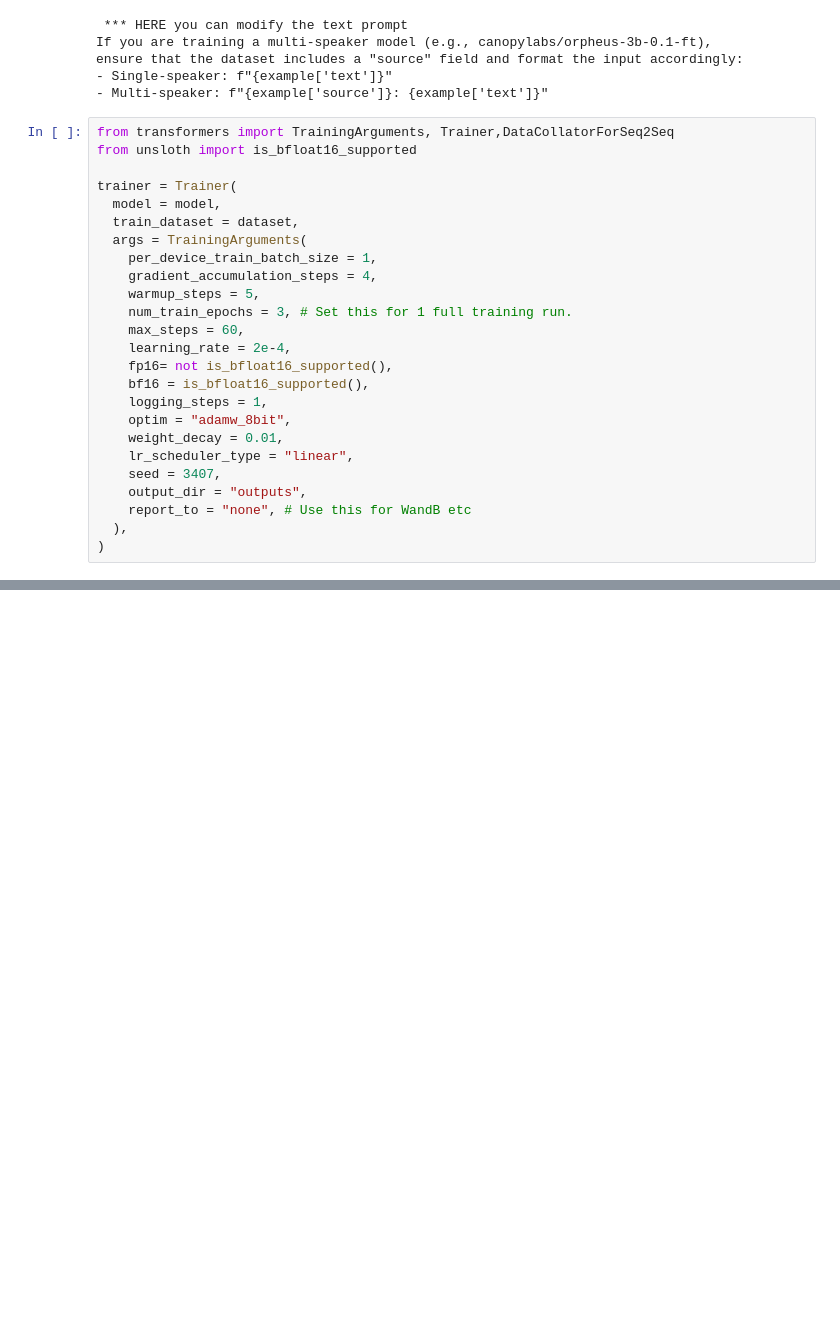
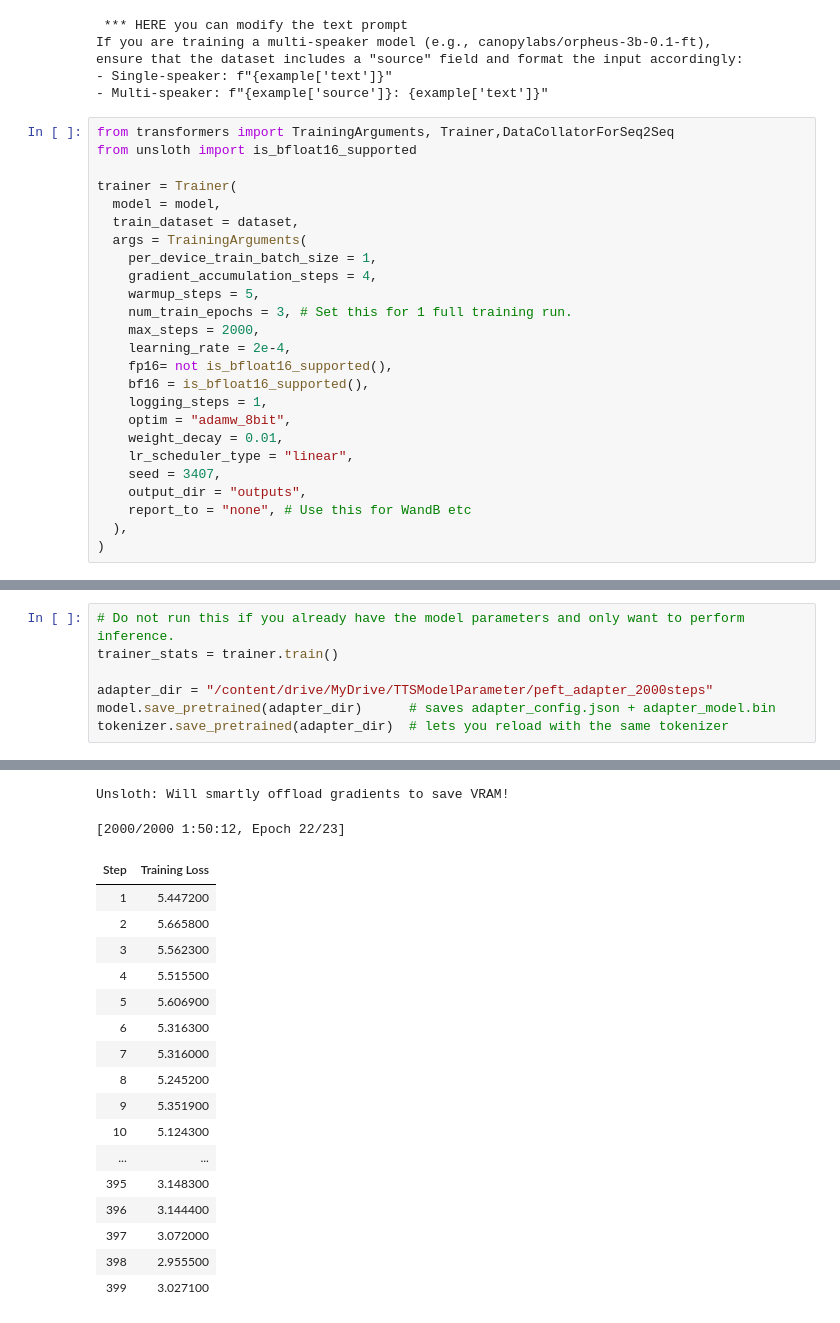
Before and after one commit to YashTechSolutions/EmotionalTTS, a Jupyter notebook: finetuning.ipynb, the cells around one changed output, grey strips where cells are left out. Drawn from its saved outputs; the diff is of its cells as text; blank space fills up the shorter version.

```diff
--- a/finetuning.ipynb
+++ b/finetuning.ipynb
@@ -265,7 +281,7 @@ trainer = Trainer(
     gradient_accumulation_steps = 4,
     warmup_steps = 5,
     num_train_epochs = 3, # Set this for 1 full training run.
-    max_steps = 60,
+    max_steps = 2000,
     learning_rate = 2e-4,
     fp16= not is_bfloat16_supported(),
     bf16 = is_bfloat16_supported(),
@@ -434,0 +297,8 @@ Hey there my name is Rachel, I just want to know if I can speak like a Singapore
+# %%
+# Do not run this if you already have the model parameters and only want to perform inference.
+trainer_stats = trainer.train()
+
+adapter_dir = "/content/drive/MyDrive/TTSModelParameter/peft_adapter_2000steps"
+model.save_pretrained(adapter_dir)      # saves adapter_config.json + adapter_model.bin
+tokenizer.save_pretrained(adapter_dir)  # lets you reload with the same tokenizer
+# %% [output]
@@ -434,0 +310,19 @@ Hey there my name is Rachel, I just want to know if I can speak like a Singapore
+Unsloth: Will smartly offload gradients to save VRAM!
+[2000/2000 1:50:12, Epoch 22/23]
+| Step | Training Loss |
+| 1 | 5.447200 |
+| 2 | 5.665800 |
+| 3 | 5.562300 |
+| 4 | 5.515500 |
+| 5 | 5.606900 |
+| 6 | 5.316300 |
+| 7 | 5.316000 |
+| 8 | 5.245200 |
+| 9 | 5.351900 |
+| 10 | 5.124300 |
+| ... | ... |
+| 395 | 3.148300 |
+| 396 | 3.144400 |
+| 397 | 3.072000 |
+| 398 | 2.955500 |
+| 399 | 3.027100 |
```
Also changed, not shown: parts of 9 cells of this notebook.
